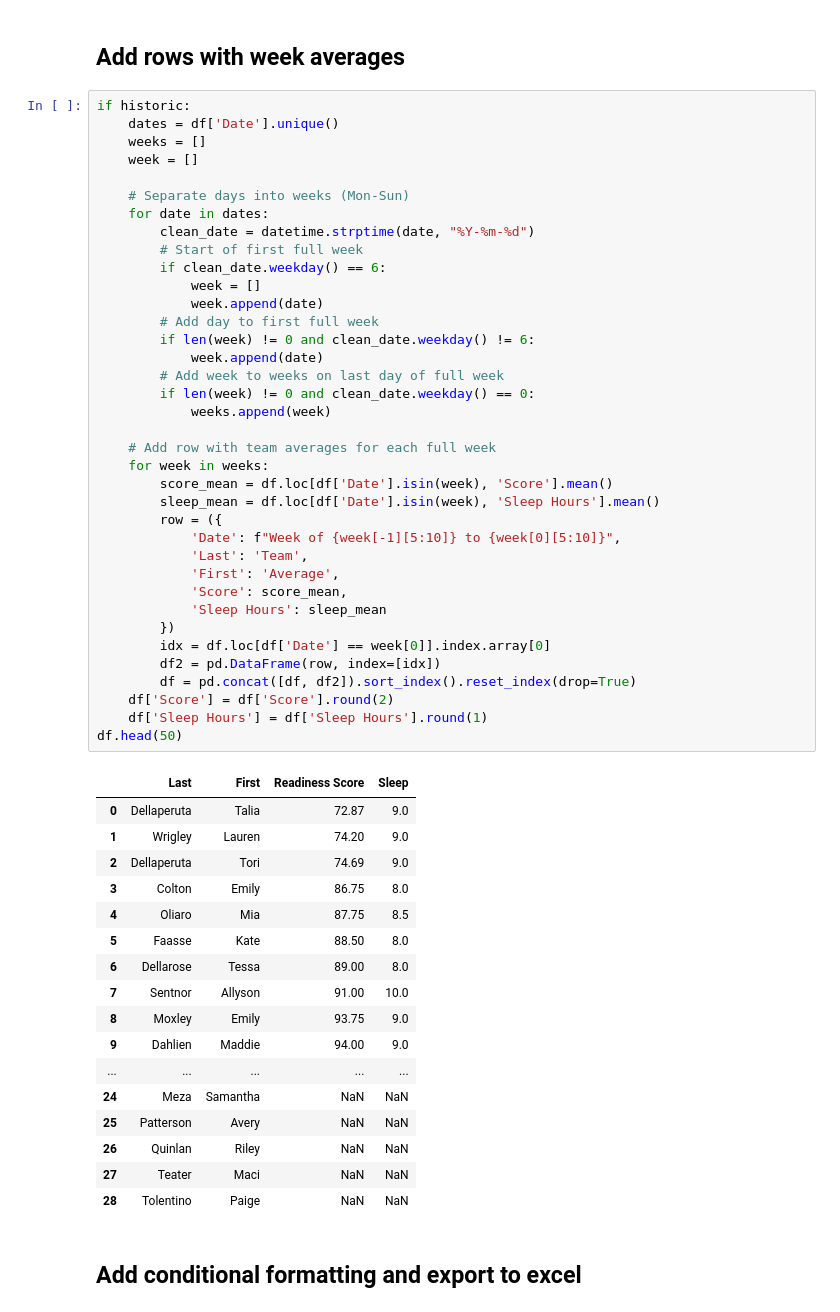
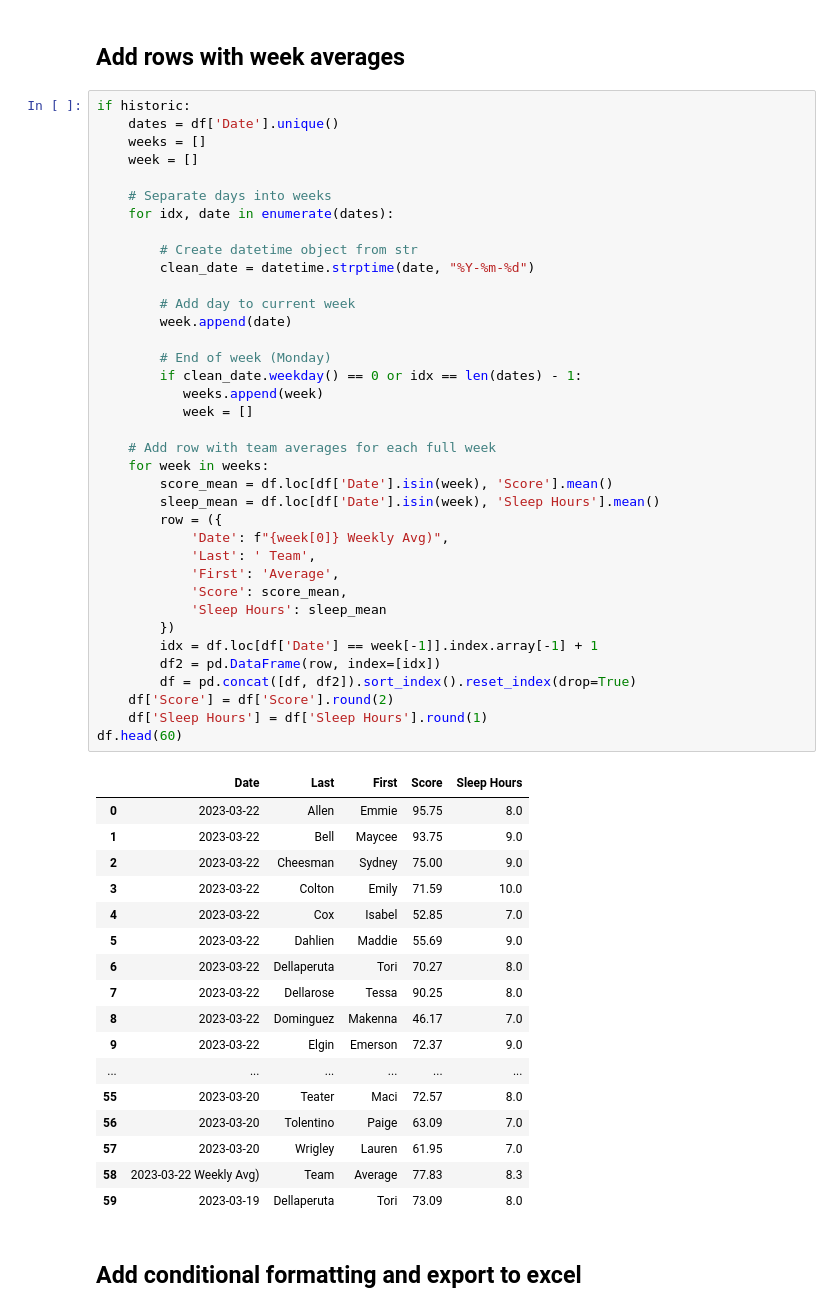
Before and after one commit to liammaguire1/WSoccer-Readiness, a Jupyter notebook: WSoccer_Readiness.ipynb, the cells around one changed output. Saved outputs shown, nothing was run; the diff lists cells and outputs as text.

```diff
--- a/WSoccer_Readiness.ipynb
+++ b/WSoccer_Readiness.ipynb
@@ -33,58 +33,58 @@ df.head()
 # %%
 if historic:
     dates = df['Date'].unique()
     weeks = []
     week = []
 
-    # Separate days into weeks (Mon-Sun)
-    for date in dates:
+    # Separate days into weeks
+    for idx, date in enumerate(dates):
+
+        # Create datetime object from str
         clean_date = datetime.strptime(date, "%Y-%m-%d")
-        # Start of first full week
-        if clean_date.weekday() == 6:
-            week = []
-            week.append(date)
-        # Add day to first full week
-        if len(week) != 0 and clean_date.weekday() != 6:
-            week.append(date)
-        # Add week to weeks on last day of full week
-        if len(week) != 0 and clean_date.weekday() == 0:
-            weeks.append(week)
+
+        # Add day to current week
+        week.append(date)
+
+        # End of week (Monday)
+        if clean_date.weekday() == 0 or idx == len(dates) - 1:
+           weeks.append(week)
+           week = []
 
     # Add row with team averages for each full week
     for week in weeks:
         score_mean = df.loc[df['Date'].isin(week), 'Score'].mean()
         sleep_mean = df.loc[df['Date'].isin(week), 'Sleep Hours'].mean()
         row = ({
-            'Date': f"Week of {week[-1][5:10]} to {week[0][5:10]}",
-            'Last': 'Team',
+            'Date': f"{week[0]} Weekly Avg)",
+            'Last': ' Team',
             'First': 'Average',
             'Score': score_mean,
             'Sleep Hours': sleep_mean
         })
-        idx = df.loc[df['Date'] == week[0]].index.array[0]
+        idx = df.loc[df['Date'] == week[-1]].index.array[-1] + 1
         df2 = pd.DataFrame(row, index=[idx])
         df = pd.concat([df, df2]).sort_index().reset_index(drop=True)
     df['Score'] = df['Score'].round(2)
     df['Sleep Hours'] = df['Sleep Hours'].round(1)
-df.head(50)
+df.head(60)
 # %% [output]
-|  | Last | First | Readiness Score | Sleep |
-| 0 | Dellaperuta | Talia | 72.87 | 9.0 |
-| 1 | Wrigley | Lauren | 74.20 | 9.0 |
-| 2 | Dellaperuta | Tori | 74.69 | 9.0 |
-| 3 | Colton | Emily | 86.75 | 8.0 |
-| 4 | Oliaro | Mia | 87.75 | 8.5 |
-| 5 | Faasse | Kate | 88.50 | 8.0 |
-| 6 | Dellarose | Tessa | 89.00 | 8.0 |
-| 7 | Sentnor | Allyson | 91.00 | 10.0 |
-| 8 | Moxley | Emily | 93.75 | 9.0 |
-| 9 | Dahlien | Maddie | 94.00 | 9.0 |
-| ... | ... | ... | ... | ... |
-| 24 | Meza | Samantha | NaN | NaN |
-| 25 | Patterson | Avery | NaN | NaN |
-| 26 | Quinlan | Riley | NaN | NaN |
-| 27 | Teater | Maci | NaN | NaN |
-| 28 | Tolentino | Paige | NaN | NaN |
+|  | Date | Last | First | Score | Sleep Hours |
+| 0 | 2023-03-22 | Allen | Emmie | 95.75 | 8.0 |
+| 1 | 2023-03-22 | Bell | Maycee | 93.75 | 9.0 |
+| 2 | 2023-03-22 | Cheesman | Sydney | 75.00 | 9.0 |
+| 3 | 2023-03-22 | Colton | Emily | 71.59 | 10.0 |
+| 4 | 2023-03-22 | Cox | Isabel | 52.85 | 7.0 |
+| 5 | 2023-03-22 | Dahlien | Maddie | 55.69 | 9.0 |
+| 6 | 2023-03-22 | Dellaperuta | Tori | 70.27 | 8.0 |
+| 7 | 2023-03-22 | Dellarose | Tessa | 90.25 | 8.0 |
+| 8 | 2023-03-22 | Dominguez | Makenna | 46.17 | 7.0 |
+| 9 | 2023-03-22 | Elgin | Emerson | 72.37 | 9.0 |
+| ... | ... | ... | ... | ... | ... |
+| 55 | 2023-03-20 | Teater | Maci | 72.57 | 8.0 |
+| 56 | 2023-03-20 | Tolentino | Paige | 63.09 | 7.0 |
+| 57 | 2023-03-20 | Wrigley | Lauren | 61.95 | 7.0 |
+| 58 | 2023-03-22 Weekly Avg) | Team | Average | 77.83 | 8.3 |
+| 59 | 2023-03-19 | Dellaperuta | Tori | 73.09 | 8.0 |
 # %% [markdown]
 ## Add conditional formatting and export to excel ##
 # %%
```
Also changed, not shown: parts of 2 cells of this notebook, 1 other file.
